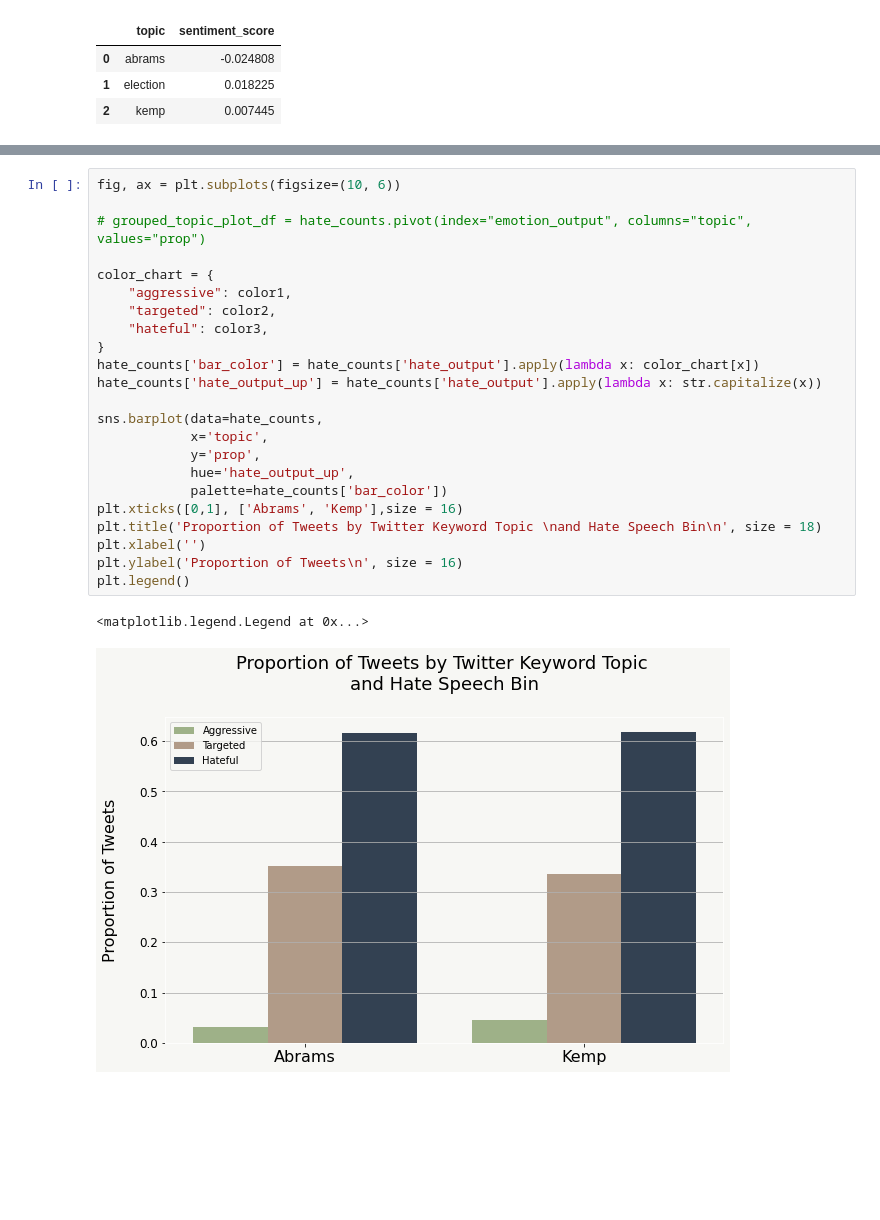
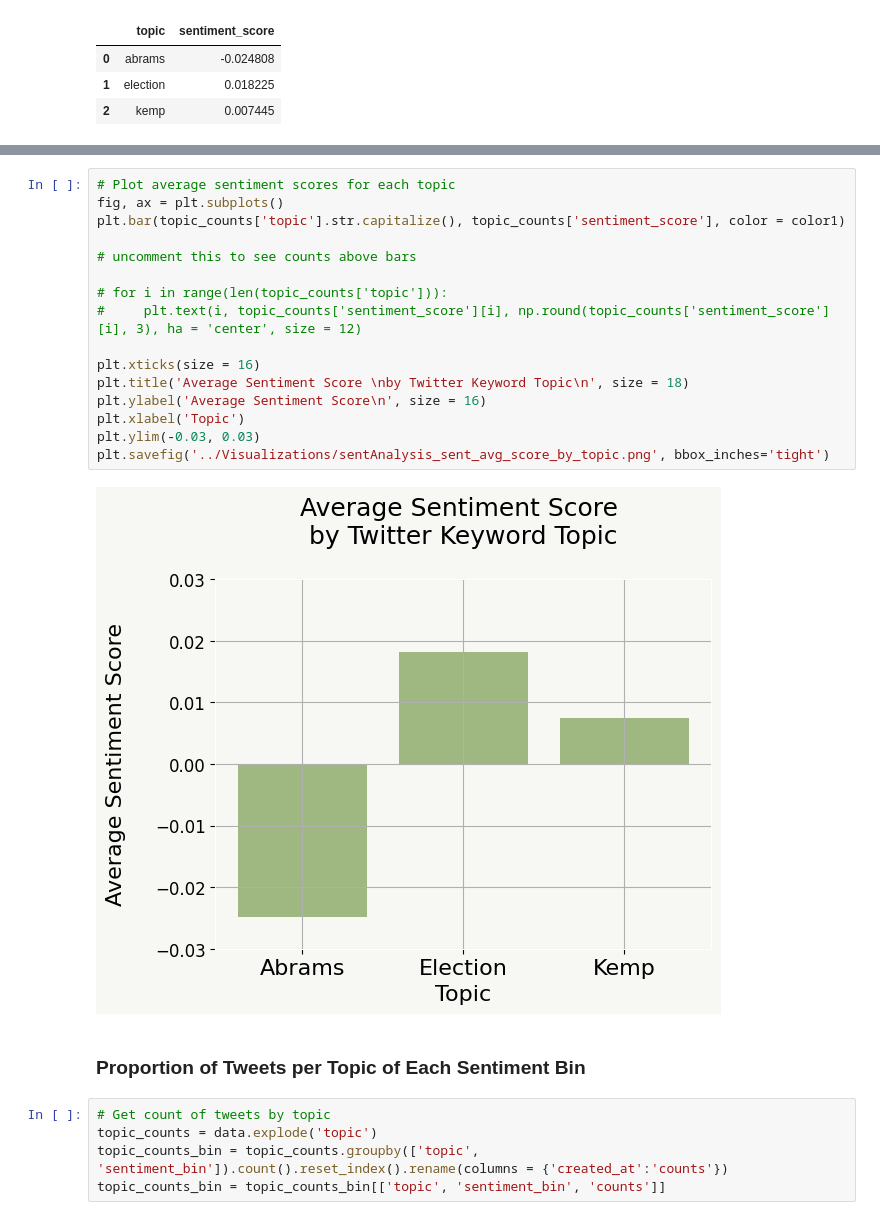
Before and after one commit to monroefarris/anly580_final_project, a Jupyter notebook: Analysis_Code/sentiment_analysis.ipynb, the cells around one changed output, grey strips where cells are left out. Drawn from its saved outputs; the diff is of its cells as text; blank space fills up the shorter version.

Commit message:
update sentiment modeling to save vis

```diff
--- a/Analysis_Code/sentiment_analysis.ipynb
+++ b/Analysis_Code/sentiment_analysis.ipynb
@@ -368,26 +86,25 @@ See the caveats in the documentation: https://pandas.pydata.org/pandas-docs/stab
-# %%
-fig, ax = plt.subplots(figsize=(10, 6))
-
-# grouped_topic_plot_df = hate_counts.pivot(index="emotion_output", columns="topic", values="prop")
-
-color_chart = {
-    "aggressive": color1,
-    "targeted": color2,
-    "hateful": color3,
-}
-hate_counts['bar_color'] = hate_counts['hate_output'].apply(lambda x: color_chart[x])
-hate_counts['hate_output_up'] = hate_counts['hate_output'].apply(lambda x: str.capitalize(x))
-
-sns.barplot(data=hate_counts,
-            x='topic',
-            y='prop',
-            hue='hate_output_up',
-            palette=hate_counts['bar_color'])
-plt.xticks([0,1], ['Abrams', 'Kemp'],size = 16)
-plt.title('Proportion of Tweets by Twitter Keyword Topic \nand Hate Speech Bin\n', size = 18)
-plt.xlabel('')
-plt.ylabel('Proportion of Tweets\n', size = 16)
-plt.legend()
-# %% [output]
-<matplotlib.legend.Legend at 0x...>
-[figure, removed]
+# %%
+# Plot average sentiment scores for each topic
+fig, ax = plt.subplots()
+plt.bar(topic_counts['topic'].str.capitalize(), topic_counts['sentiment_score'], color = color1)
+
+# uncomment this to see counts above bars
+
+# for i in range(len(topic_counts['topic'])):
+#     plt.text(i, topic_counts['sentiment_score'][i], np.round(topic_counts['sentiment_score'][i], 3), ha = 'center', size = 12)
+
+plt.xticks(size = 16)
+plt.title('Average Sentiment Score \nby Twitter Keyword Topic\n', size = 18)
+plt.ylabel('Average Sentiment Score\n', size = 16)
+plt.xlabel('Topic')
+plt.ylim(-0.03, 0.03)
+plt.savefig('../Visualizations/sentAnalysis_sent_avg_score_by_topic.png', bbox_inches='tight')
+# %% [output]
+[figure, added]
+# %% [markdown]
+### Proportion of Tweets per Topic of Each Sentiment Bin
+# %%
+# Get count of tweets by topic
+topic_counts = data.explode('topic')
+topic_counts_bin = topic_counts.groupby(['topic', 'sentiment_bin']).count().reset_index().rename(columns = {'created_at':'counts'})
+topic_counts_bin = topic_counts_bin[['topic', 'sentiment_bin', 'counts']]
```
Also changed, not shown: parts of 58 cells of this notebook, 7 other files.
